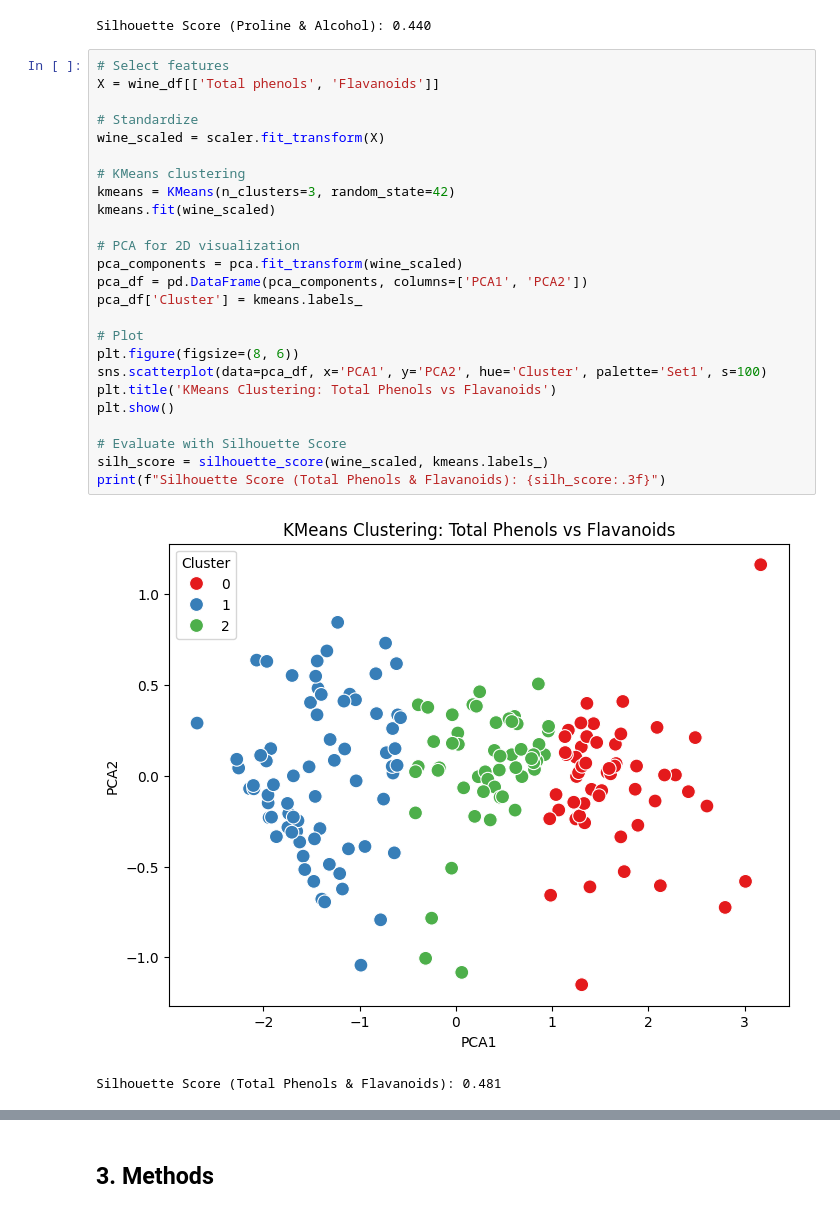
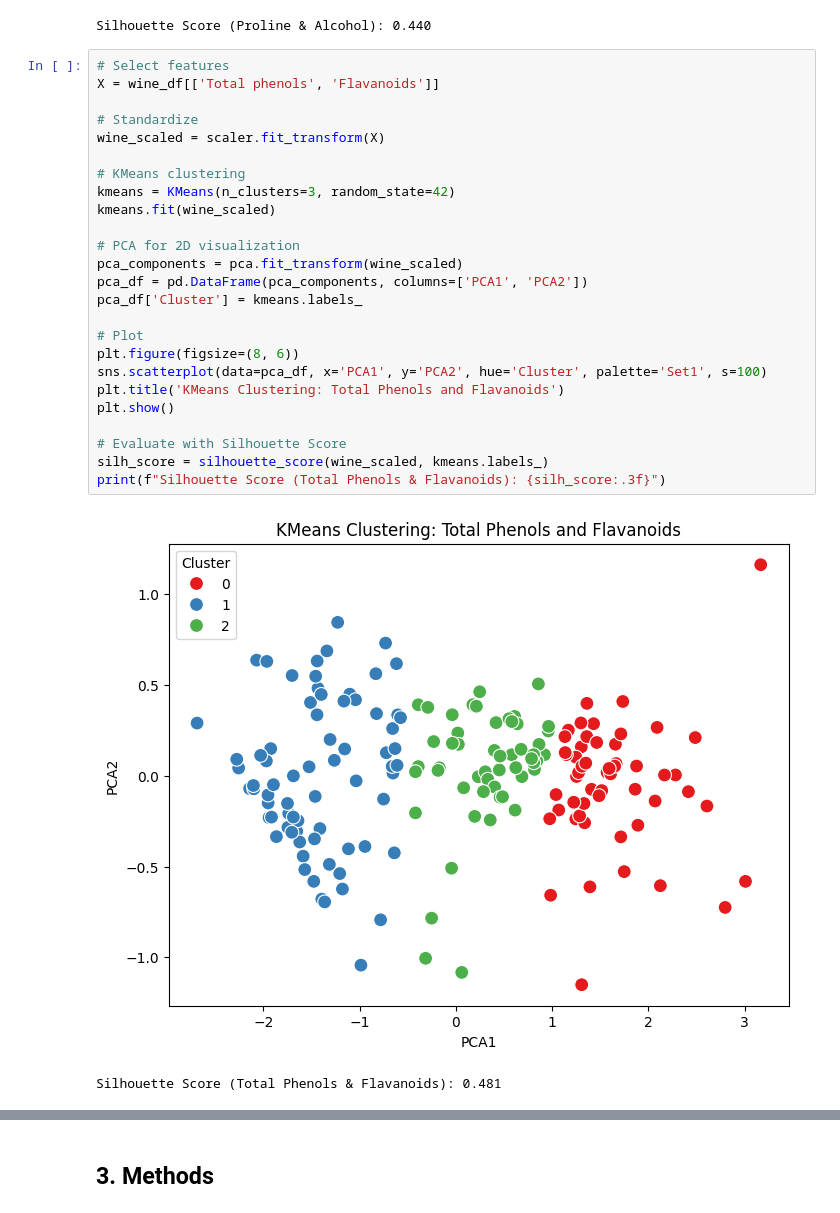
Before and after one commit to zenatron/itcs-3162-final, a Jupyter notebook: final-project.ipynb, the cells around one changed output, grey strips where cells are left out. Saved outputs shown, nothing was run; the diff lists cells and outputs as text.

```diff
--- a/final-project.ipynb
+++ b/final-project.ipynb
@@ -236,30 +236,30 @@ Silhouette Score (Proline & Alcohol): 0.440
 # %%
 # Select features
 X = wine_df[['Total phenols', 'Flavanoids']]
 
 # Standardize
 wine_scaled = scaler.fit_transform(X)
 
 # KMeans clustering
 kmeans = KMeans(n_clusters=3, random_state=42)
 kmeans.fit(wine_scaled)
 
 # PCA for 2D visualization
 pca_components = pca.fit_transform(wine_scaled)
 pca_df = pd.DataFrame(pca_components, columns=['PCA1', 'PCA2'])
 pca_df['Cluster'] = kmeans.labels_
 
 # Plot
 plt.figure(figsize=(8, 6))
 sns.scatterplot(data=pca_df, x='PCA1', y='PCA2', hue='Cluster', palette='Set1', s=100)
-plt.title('KMeans Clustering: Total Phenols vs Flavanoids')
+plt.title('KMeans Clustering: Total Phenols and Flavanoids')
 plt.show()
 
 # Evaluate with Silhouette Score
 silh_score = silhouette_score(wine_scaled, kmeans.labels_)
 print(f"Silhouette Score (Total Phenols & Flavanoids): {silh_score:.3f}")
 # %% [output]
-[figure, old version]
+[figure, new version]
 Silhouette Score (Total Phenols & Flavanoids): 0.481
 # %%
 # Select features
```
Also changed, not shown: parts of 10 cells of this notebook.
